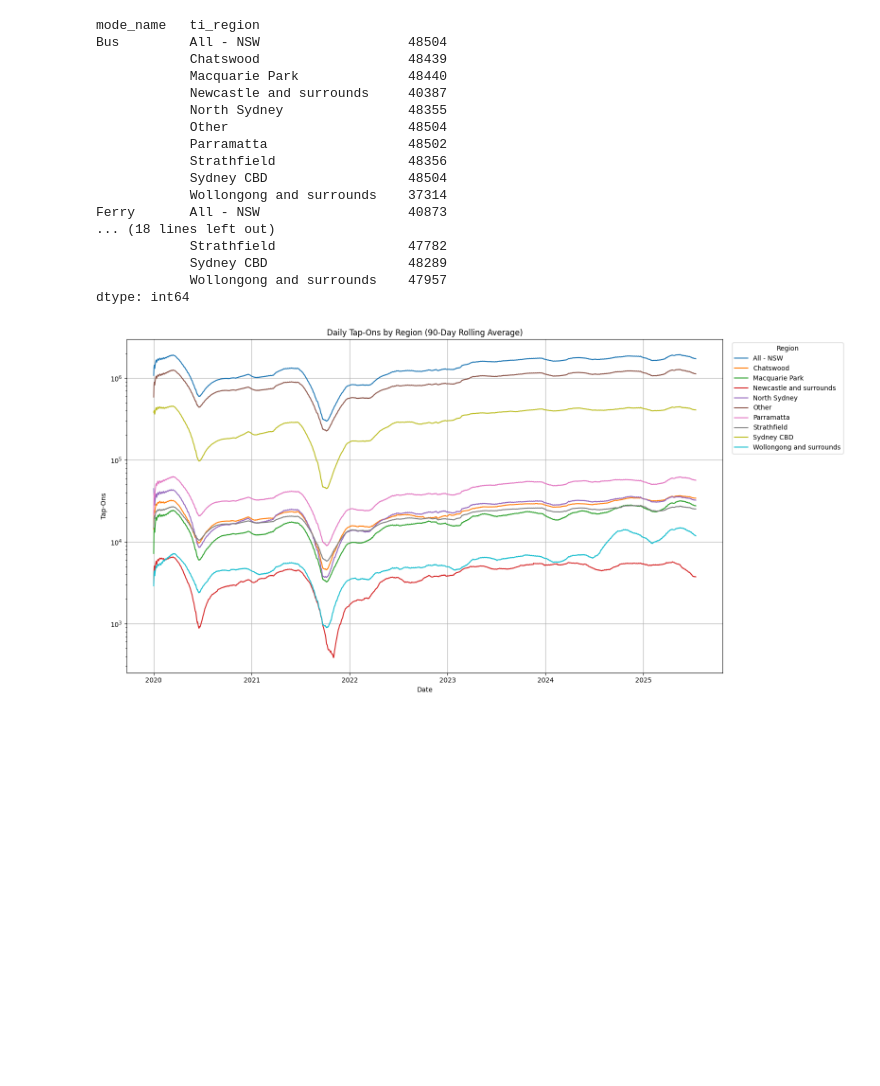
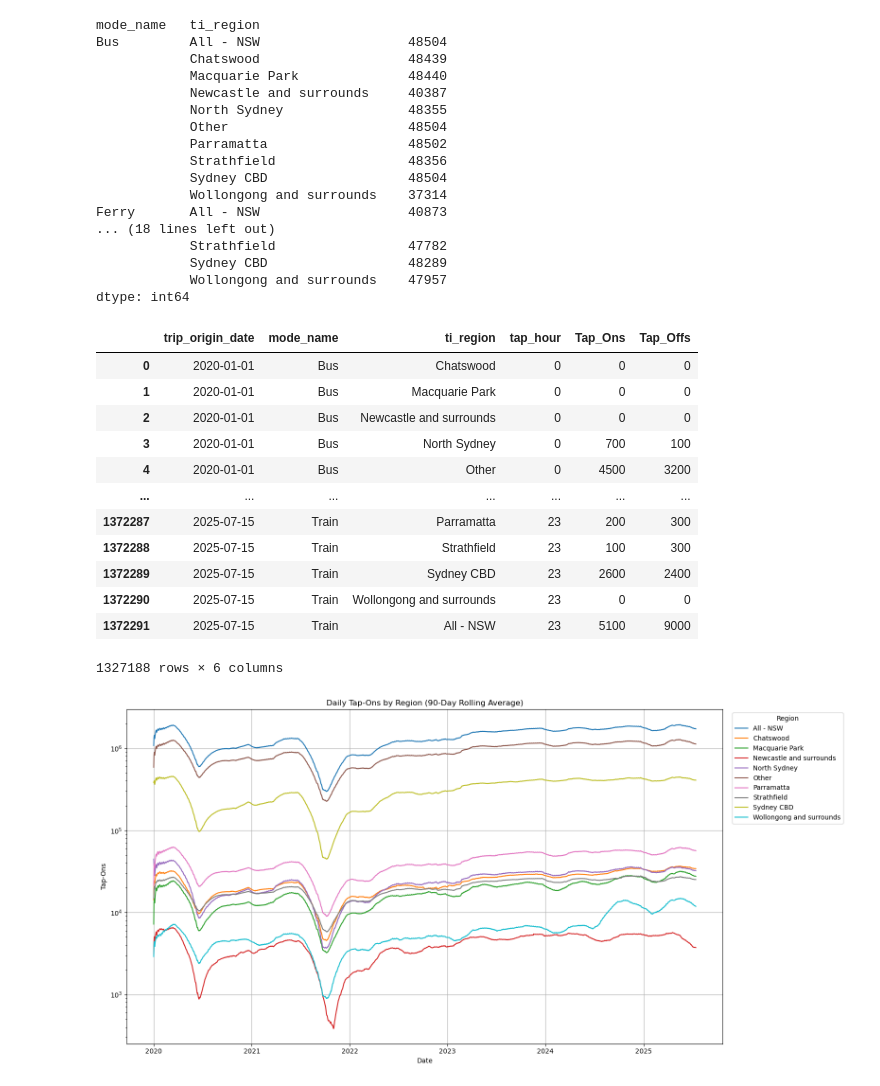
Before and after one commit to devilshadow04/nsw-friday-commute-analysis, a Jupyter notebook: WDAC_2025_data/report/notebook.ipynb, the cells around one changed output. Drawn from its saved outputs; the diff is of its cells as text; code cells hidden in the pictures; blank space fills up the shorter version.

```diff
--- a/WDAC_2025_data/report/notebook.ipynb
+++ b/WDAC_2025_data/report/notebook.ipynb
@@ -165,5 +115,19 @@ full_df['tap'] = pd.to_datetime(full_df['trip_origin_date'])
 # %%
-full_df['tap_hour']=pd.to_numeric(full_df['tap_hour'])
+full_df
+# %% [output]
+|  | trip_origin_date | mode_name | ti_region | tap_hour | Tap_Ons | Tap_Offs |
+| 0 | 2020-01-01 | Bus | Chatswood | 0 | 0 | 0 |
+| 1 | 2020-01-01 | Bus | Macquarie Park | 0 | 0 | 0 |
+| 2 | 2020-01-01 | Bus | Newcastle and surrounds | 0 | 0 | 0 |
+| 3 | 2020-01-01 | Bus | North Sydney | 0 | 700 | 100 |
+| 4 | 2020-01-01 | Bus | Other | 0 | 4500 | 3200 |
+| ... | ... | ... | ... | ... | ... | ... |
+| 1372287 | 2025-07-15 | Train | Parramatta | 23 | 200 | 300 |
+| 1372288 | 2025-07-15 | Train | Strathfield | 23 | 100 | 300 |
+| 1372289 | 2025-07-15 | Train | Sydney CBD | 23 | 2600 | 2400 |
+| 1372290 | 2025-07-15 | Train | Wollongong and surrounds | 23 | 0 | 0 |
+| 1372291 | 2025-07-15 | Train | All - NSW | 23 | 5100 | 9000 |
+1327188 rows × 6 columns
 # %%
 # Group by date and region, then sum
 region_daily = full_df.groupby(['trip_origin_date', 'ti_region'])['Tap_Ons'].sum().unstack()
```
Also changed, not shown: parts of 21 cells of this notebook, 2 other files.
